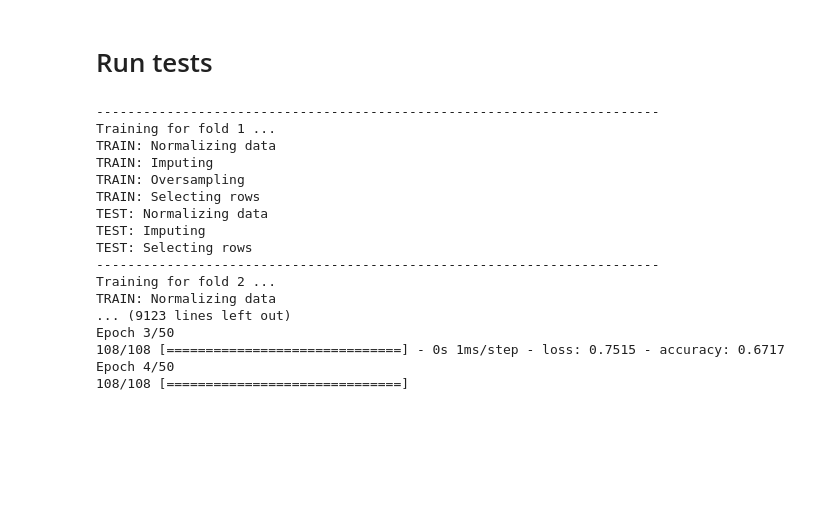
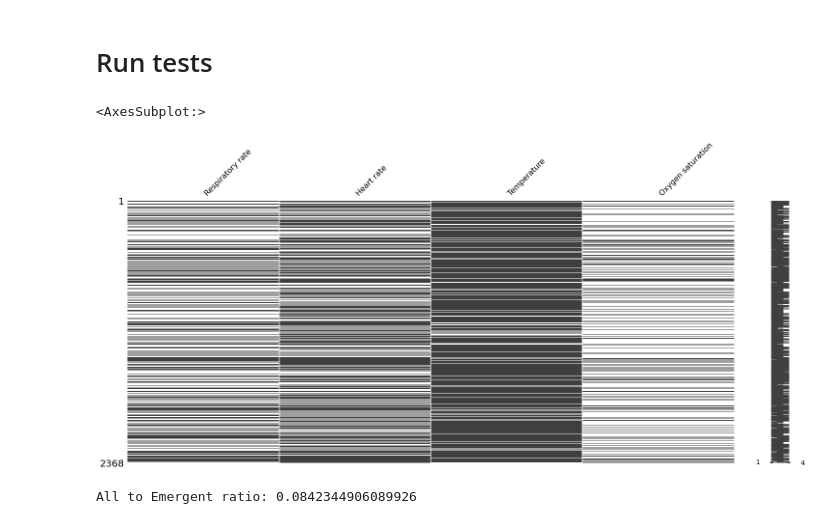
Before and after one commit to danielSbastos/mts-classification, a Jupyter notebook: experiments.ipynb, the cells around one changed output. Drawn from its saved outputs; the diff is of its cells as text; code cells hidden in the pictures; blank space fills up the shorter version.

```diff
--- a/experiments.ipynb
+++ b/experiments.ipynb
@@ -287,31 +370,25 @@ def save_to_file(predictions, tag, fold_no):
 # %% [markdown]
 # Run tests
 # %%
-for i in range(30):
-    gen_folds(pd.concat([juliana]).reset_index(drop=True), 'juliana/' + str(i))
-    run_model('juliana-svm/' + str(i), 'juliana/' + str(i), svm)
-    run_model('juliana-rf/' + str(i), 'juliana/' + str(i), rf)
-    run_model('juliana-mlp/' + str(i), 'juliana/' + str(i), mlp)
-    run_model('juliana-ab/' + str(i), 'juliana/' + str(i), ab)
-    run_model('juliana-knn/' + str(i), 'juliana/' + str(i), knn)
-    run_model('juliana-gb/' + str(i), 'juliana/' + str(i), gb)
-    run_model('juliana-dt/' + str(i), 'juliana/' + str(i), dt)
+for i in range(1):
+    gen_folds(pd.concat([sophia]).reset_index(drop=True), 'sophia/' + str(i))
+    run_model('sophia-svm/' + str(i), 'sophia/' + str(i), svm)
+    run_model('sophia-rf/' + str(i), 'sophia/' + str(i), rf)
+    run_model('sophia-mlp/' + str(i), 'sophia/' + str(i), mlp)
+    run_model('sophia-ab/' + str(i), 'sophia/' + str(i), ab)
+    run_model('sophia-knn/' + str(i), 'sophia/' + str(i), knn)
+    run_model('sophia-gb/' + str(i), 'sophia/' + str(i), gb)
+    run_model('sophia-dt/' + str(i), 'sophia/' + str(i), dt)
     print("============================ EXPERIMENT " + str(i) + " =========================\n")
-# %% [output]
-------------------------------------------------------------------------
-Training for fold 1 ...
-TRAIN: Normalizing data
-TRAIN: Imputing
-TRAIN: Oversampling
-TRAIN: Selecting rows
-TEST: Normalizing data
-TEST: Imputing
-TEST: Selecting rows
-------------------------------------------------------------------------
-Training for fold 2 ...
-TRAIN: Normalizing data
-... (9123 lines left out)
-Epoch 3/50
-108/108 [==============================] - 0s 1ms/step - loss: 0.7515 - accuracy: 0.6717
-Epoch 4/50
-108/108 [==============================]
+# %%
+#juliana[juliana['Original MTS'] == 'Emergent']
+
+msno.matrix(sophia[sophia['Original MTS'] == 'Standard'].filter(items=['Respiratory rate', 'Heart rate', 'Temperature', 'Oxygen saturation']))
+# %% [output]
+<AxesSubplot:>
+[figure, added]
+# %%
+v = sophia['Original MTS'].value_counts()
+print('All to Emergent ratio: ' + str((v['Emergent'] / juliana.shape[0])))
+# %% [output]
+All to Emergent ratio: 0.0842344906089926
```
Also changed, not shown: parts of 12 cells of this notebook, 2 other files.
